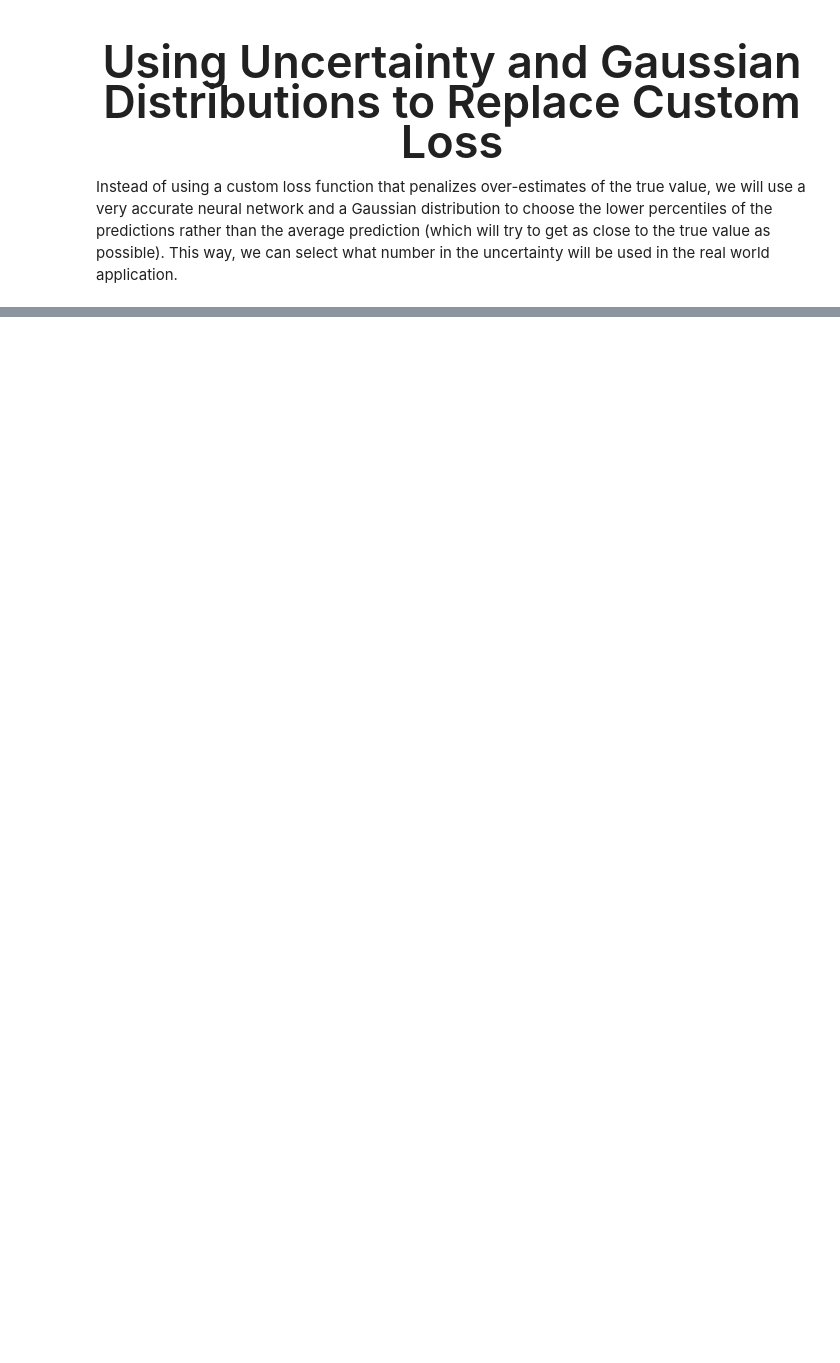
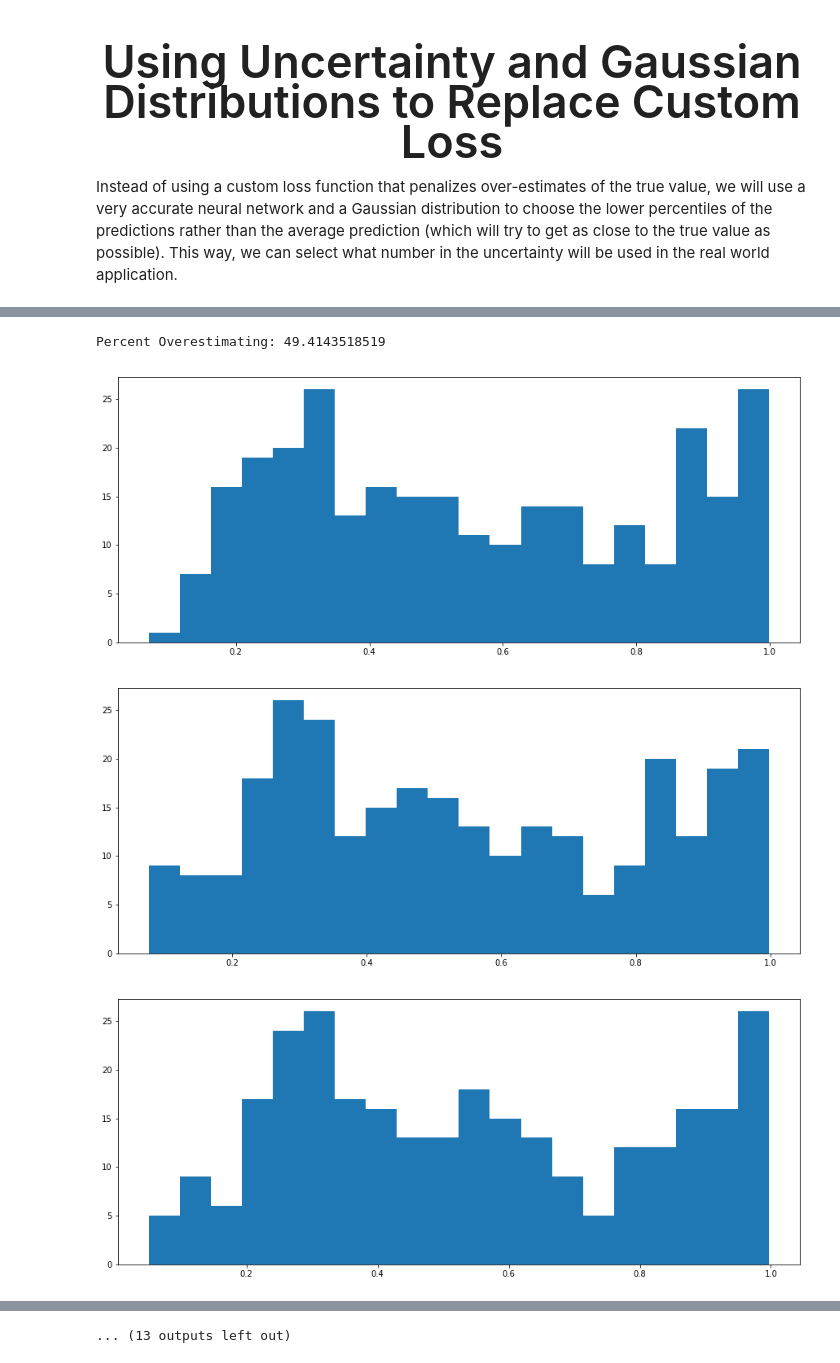
Before and after one commit to huevosabio/ts-predict, a Jupyter notebook: 3 - Uncertainty Replaces Custom Loss.ipynb, the cells around one changed output, grey strips where cells are left out. Drawn from its saved outputs; the diff is of its cells as text; code cells hidden in the pictures; blank space fills up the shorter version.

```diff
--- a/3 - Uncertainty Replaces Custom Loss.ipynb
+++ b/3 - Uncertainty Replaces Custom Loss.ipynb
@@ -152,0 +255,10 @@ def create_model(rate = 0.2):
+# %%
+cdf_matrix = predict(model2, total_days=1,day=11,delta=1, show_graph=False)
+for i in range (24):
+    plt.hist(cdf_matrix[:,i],20)
+    plt.show()
+# %% [output]
+Percent Overestimating: 49.4143518519
+[figure, added]
+[figure, added]
+[figure, added]
@@ -152,0 +273 @@ def create_model(rate = 0.2):
+... (13 outputs left out)
```
Also changed, not shown: parts of 9 cells of this notebook, 3 other files.
